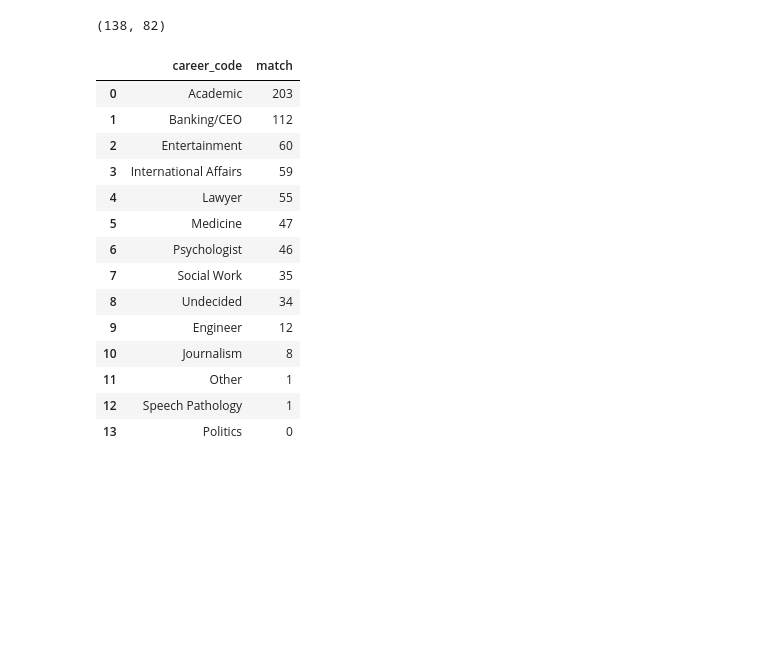
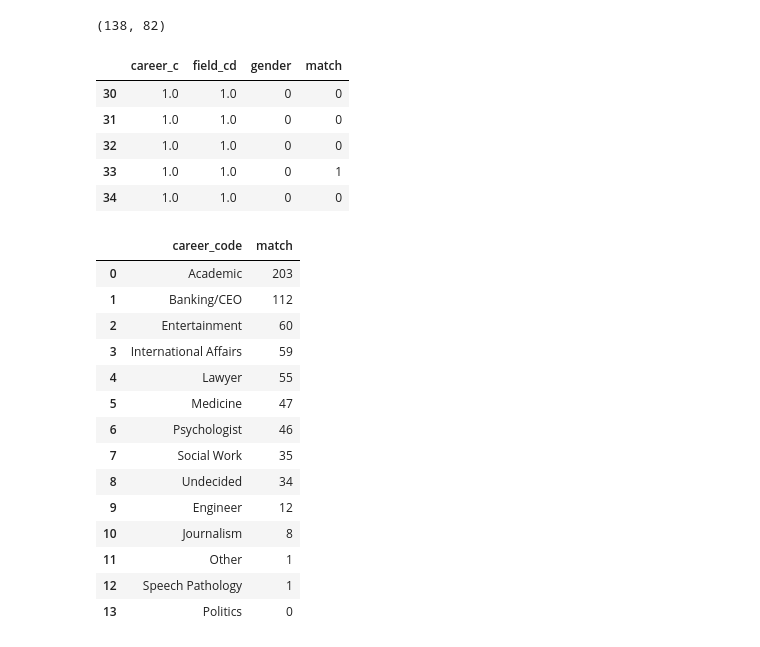
Before and after one commit to monolok/tinder, a Jupyter notebook: project1.ipynb, the cells around one changed output. Drawn from its saved outputs; the diff is of its cells as text; code cells hidden in the pictures; blank space fills up the shorter version.

```diff
--- a/project1.ipynb
+++ b/project1.ipynb
@@ -425,4 +420,13 @@ df['career_c'].isna().sum(), df['field_cd'].isna().sum()
 job_df = df.dropna(subset=['career_c', 'field_cd', 'gender', 'match']) #drop rows where either x & y is NaN
 # %%
 job_df = job_df[['career_c', 'field_cd', 'gender', 'match']]
+# %%
+job_df.head()
+# %% [output]
+|  | career_c | field_cd | gender | match |
+| 30 | 1.0 | 1.0 | 0 | 0 |
+| 31 | 1.0 | 1.0 | 0 | 0 |
+| 32 | 1.0 | 1.0 | 0 | 0 |
+| 33 | 1.0 | 1.0 | 0 | 1 |
+| 34 | 1.0 | 1.0 | 0 | 0 |
 # %%
```
Also changed, not shown: parts of 21 cells of this notebook, 1 other file.
